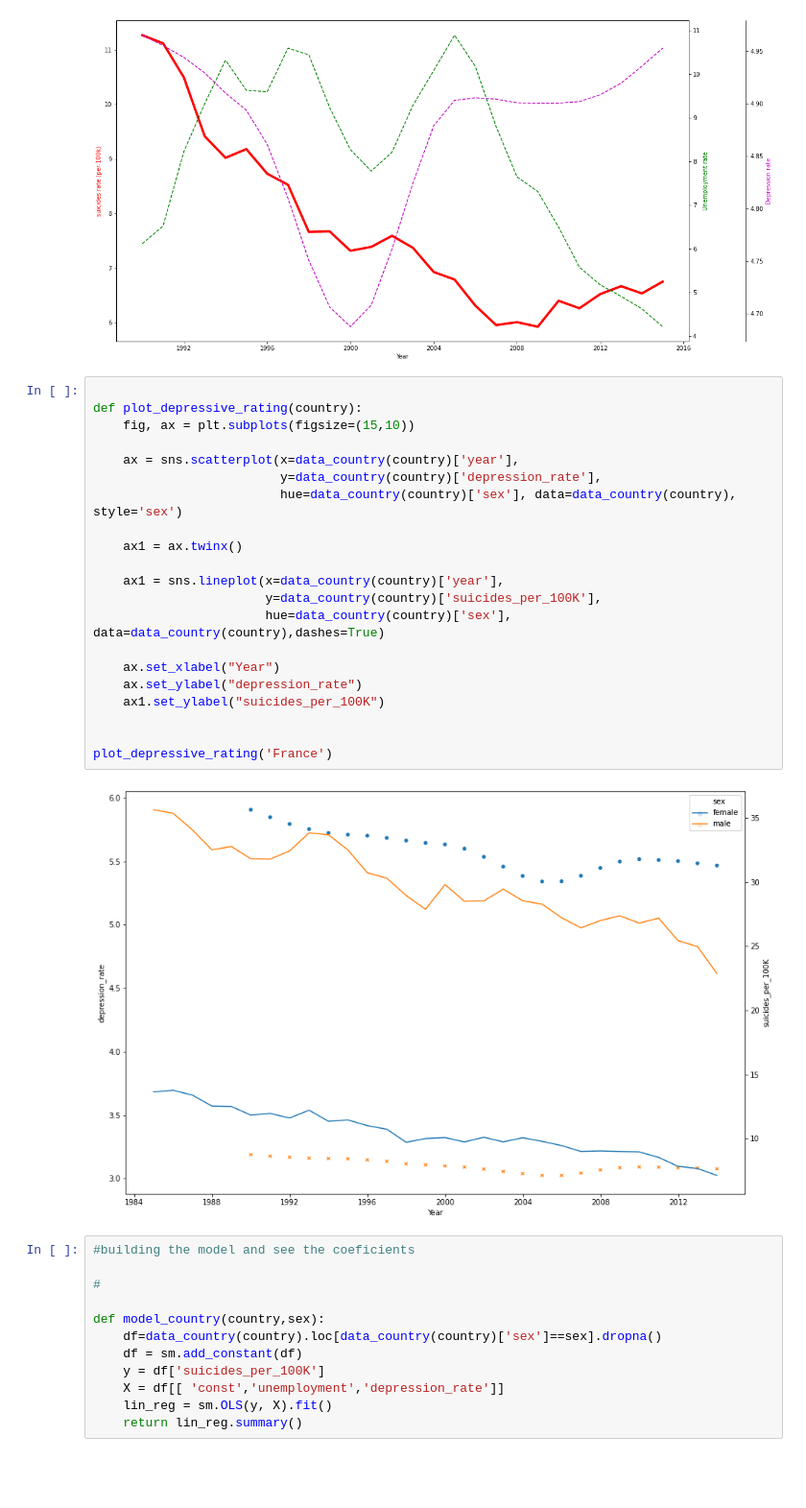
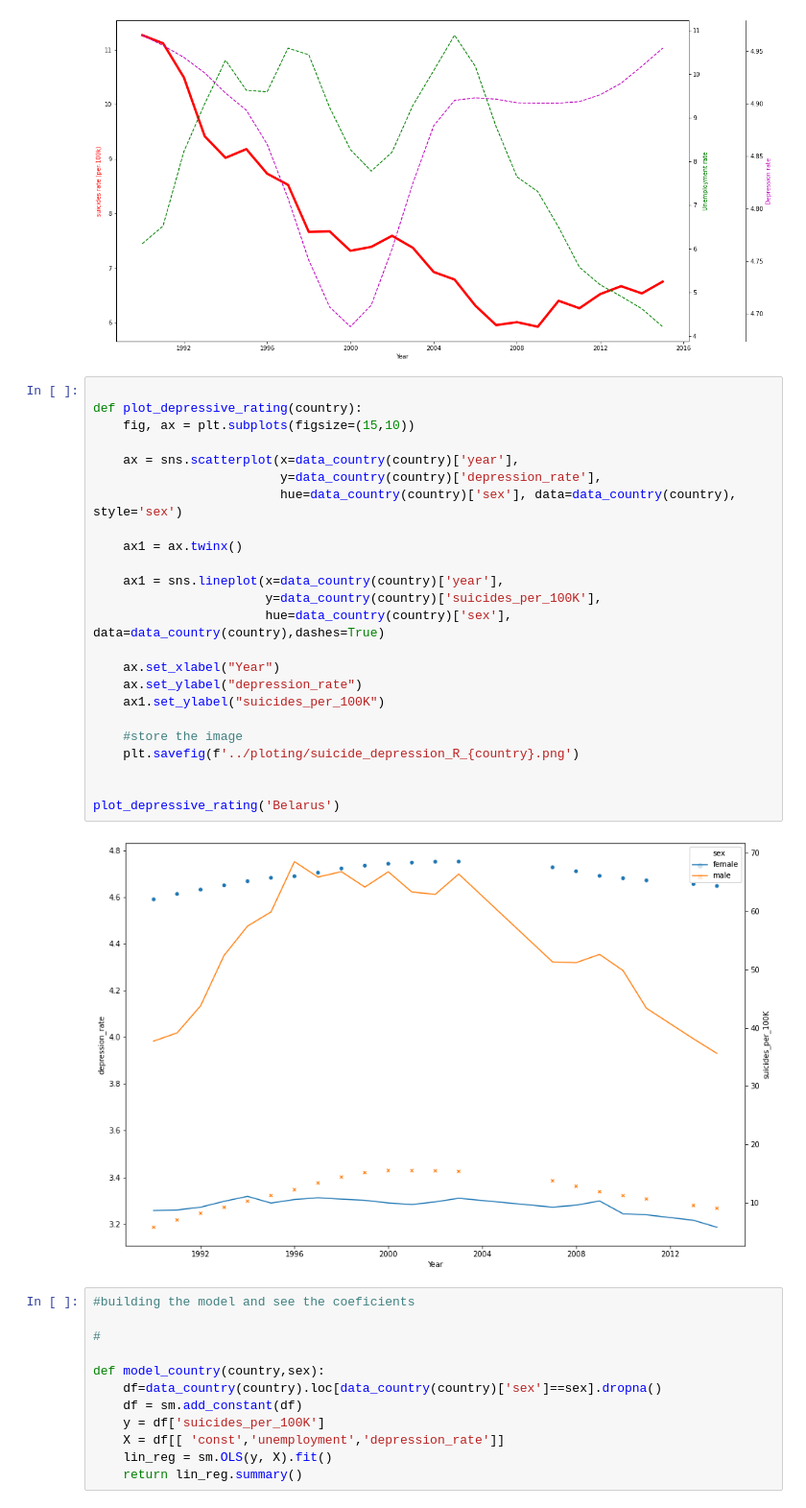
Before and after one commit to Brunadiasmiguel/depression, a Jupyter notebook: Analysis/regression_suicide_rate.ipynb, the cells around one changed output. Shown at 96% size. Drawn from its saved outputs; the diff is of its cells as text; blank space fills up the shorter version.

```diff
--- a/Analysis/regression_suicide_rate.ipynb
+++ b/Analysis/regression_suicide_rate.ipynb
@@ -141,26 +123,29 @@ plot_suicide_variables('Germany', 'female')
 # %%
 
 def plot_depressive_rating(country):
     fig, ax = plt.subplots(figsize=(15,10))
 
     ax = sns.scatterplot(x=data_country(country)['year'],
                          y=data_country(country)['depression_rate'],
                          hue=data_country(country)['sex'], data=data_country(country), style='sex')
 
     ax1 = ax.twinx()
 
     ax1 = sns.lineplot(x=data_country(country)['year'],
                        y=data_country(country)['suicides_per_100K'],
                        hue=data_country(country)['sex'], data=data_country(country),dashes=True)
 
     ax.set_xlabel("Year")
     ax.set_ylabel("depression_rate")
     ax1.set_ylabel("suicides_per_100K")
 
+    #store the image
+    plt.savefig(f'../ploting/suicide_depression_R_{country}.png')
 
-plot_depressive_rating('France')
+
+plot_depressive_rating('Belarus')
 # %% [output]
-[figure, old version]
+[figure, new version]
 # %%
 #building the model and see the coeficients
 
```
Also changed, not shown: parts of 3 cells of this notebook, 10 other files.
